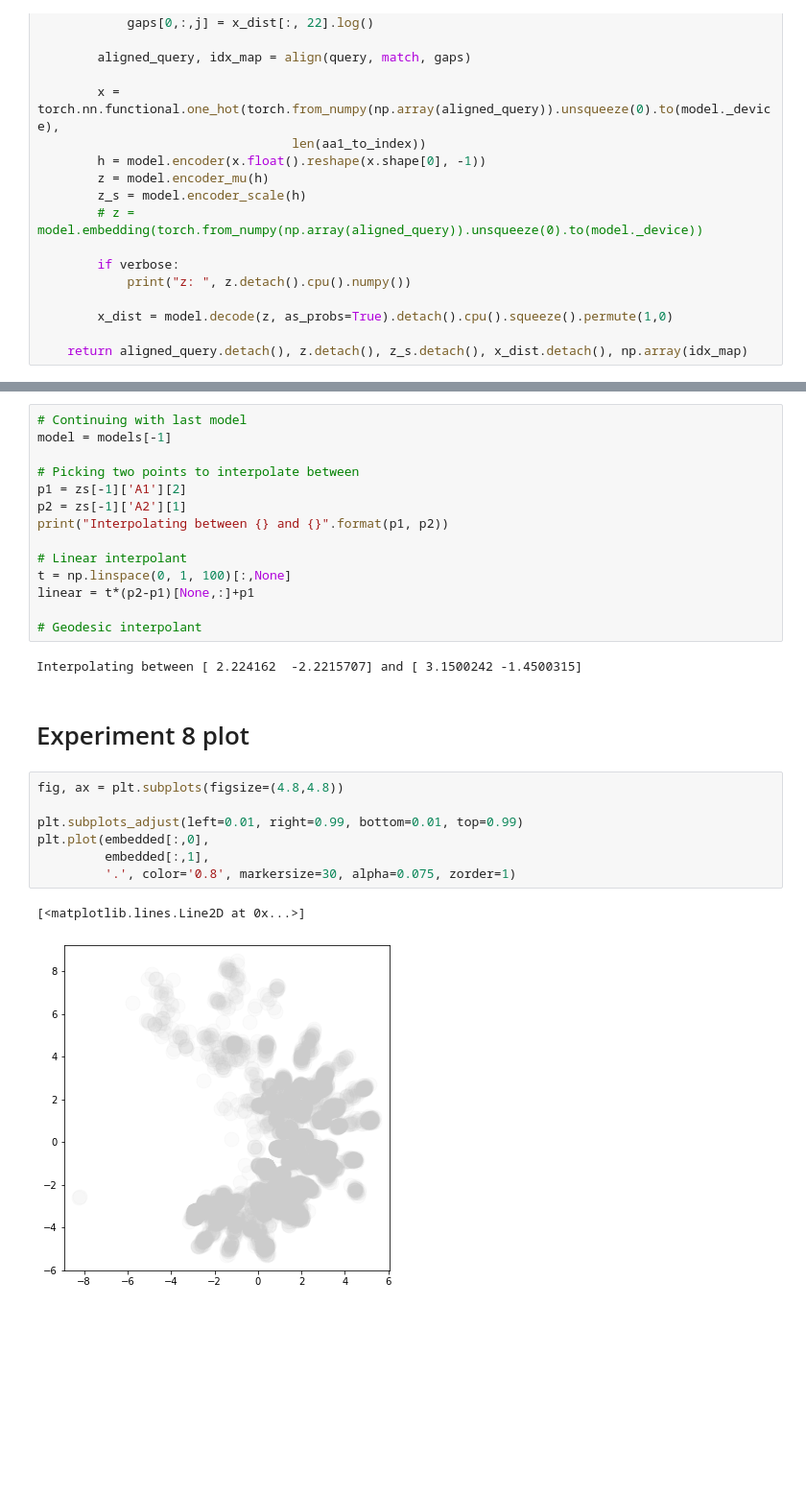
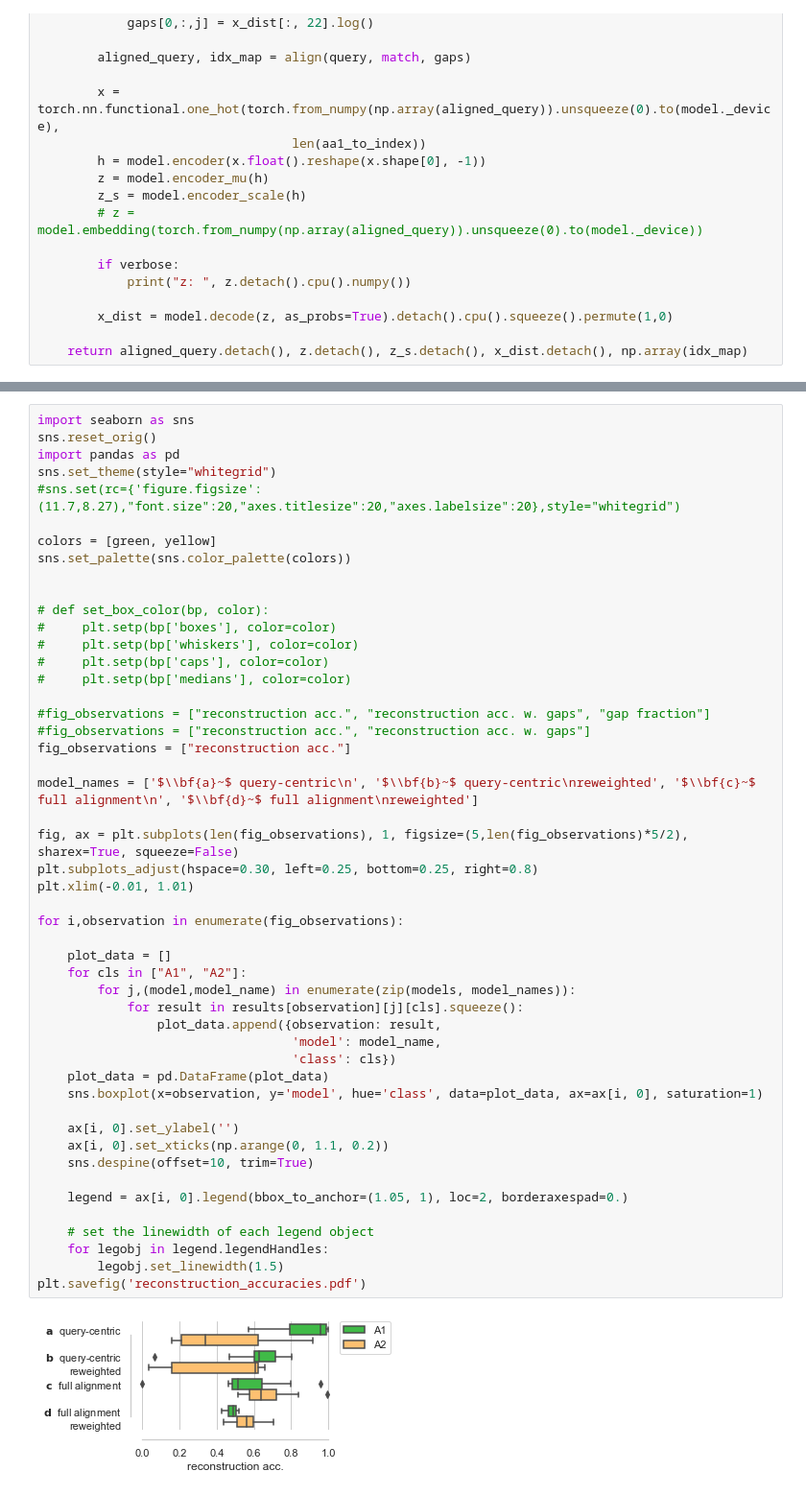
Before and after one commit to MachineLearningLifeScience/meaningful-protein-representations, a Jupyter notebook: exp7-8_data_preprocessing_and_geodesic_interpolation.ipynb, the cells around one changed output, grey strips where cells are left out. Shown at 96% size. Saved outputs shown, nothing was run; the diff lists cells and outputs as text; blank space fills up the shorter version.

```diff
--- a/exp7-8_data_preprocessing_and_geodesic_interpolation.ipynb
+++ b/exp7-8_data_preprocessing_and_geodesic_interpolation.ipynb
@@ -661,28 +532,51 @@ ax.set(aspect='equal')
-# %%
-# Continuing with last model
-model = models[-1]
-
-# Picking two points to interpolate between
-p1 = zs[-1]['A1'][2]
-p2 = zs[-1]['A2'][1]
-print("Interpolating between {} and {}".format(p1, p2))
-
-# Linear interpolant
-t = np.linspace(0, 1, 100)[:,None]
-linear = t*(p2-p1)[None,:]+p1
-
-# Geodesic interpolant
-# %% [output]
-Interpolating between [ 2.224162  -2.2215707] and [ 3.1500242 -1.4500315]
-# %% [markdown]
-# Experiment 8 plot
-# %%
-fig, ax = plt.subplots(figsize=(4.8,4.8))
-
-plt.subplots_adjust(left=0.01, right=0.99, bottom=0.01, top=0.99)
-plt.plot(embedded[:,0],
-         embedded[:,1],
-         '.', color='0.8', markersize=30, alpha=0.075, zorder=1)
-# %% [output]
-[<matplotlib.lines.Line2D at 0x...>]
-[figure, removed]
+# %%
+import seaborn as sns
+sns.reset_orig()
+import pandas as pd
+sns.set_theme(style="whitegrid")
+#sns.set(rc={'figure.figsize':(11.7,8.27),"font.size":20,"axes.titlesize":20,"axes.labelsize":20},style="whitegrid")
+
+colors = [green, yellow]
+sns.set_palette(sns.color_palette(colors))
+
+
+# def set_box_color(bp, color):
+#     plt.setp(bp['boxes'], color=color)
+#     plt.setp(bp['whiskers'], color=color)
+#     plt.setp(bp['caps'], color=color)
+#     plt.setp(bp['medians'], color=color)
+
+#fig_observations = ["reconstruction acc.", "reconstruction acc. w. gaps", "gap fraction"]
+#fig_observations = ["reconstruction acc.", "reconstruction acc. w. gaps"]
+fig_observations = ["reconstruction acc."]
+
+model_names = ['$\\bf{a}~$ query-centric\n', '$\\bf{b}~$ query-centric\nreweighted', '$\\bf{c}~$ full alignment\n', '$\\bf{d}~$ full alignment\nreweighted']
+
+fig, ax = plt.subplots(len(fig_observations), 1, figsize=(5,len(fig_observations)*5/2), sharex=True, squeeze=False)
+plt.subplots_adjust(hspace=0.30, left=0.25, bottom=0.25, right=0.8)
+plt.xlim(-0.01, 1.01)
+
+for i,observation in enumerate(fig_observations):
+
+    plot_data = []
+    for cls in ["A1", "A2"]:
+        for j,(model,model_name) in enumerate(zip(models, model_names)):
+            for result in results[observation][j][cls].squeeze():
+                plot_data.append({observation: result,
+                                  'model': model_name,
+                                  'class': cls})
+    plot_data = pd.DataFrame(plot_data)
+    sns.boxplot(x=observation, y='model', hue='class', data=plot_data, ax=ax[i, 0], saturation=1)
+
+    ax[i, 0].set_ylabel('')
+    ax[i, 0].set_xticks(np.arange(0, 1.1, 0.2))
+    sns.despine(offset=10, trim=True)
+
+    legend = ax[i, 0].legend(bbox_to_anchor=(1.05, 1), loc=2, borderaxespad=0.)
+
+    # set the linewidth of each legend object
+    for legobj in legend.legendHandles:
+        legobj.set_linewidth(1.5)
+plt.savefig('reconstruction_accuracies.pdf')
+# %% [output]
+[figure, added]
```
Also changed, not shown: parts of 17 cells of this notebook, 1 other file.
